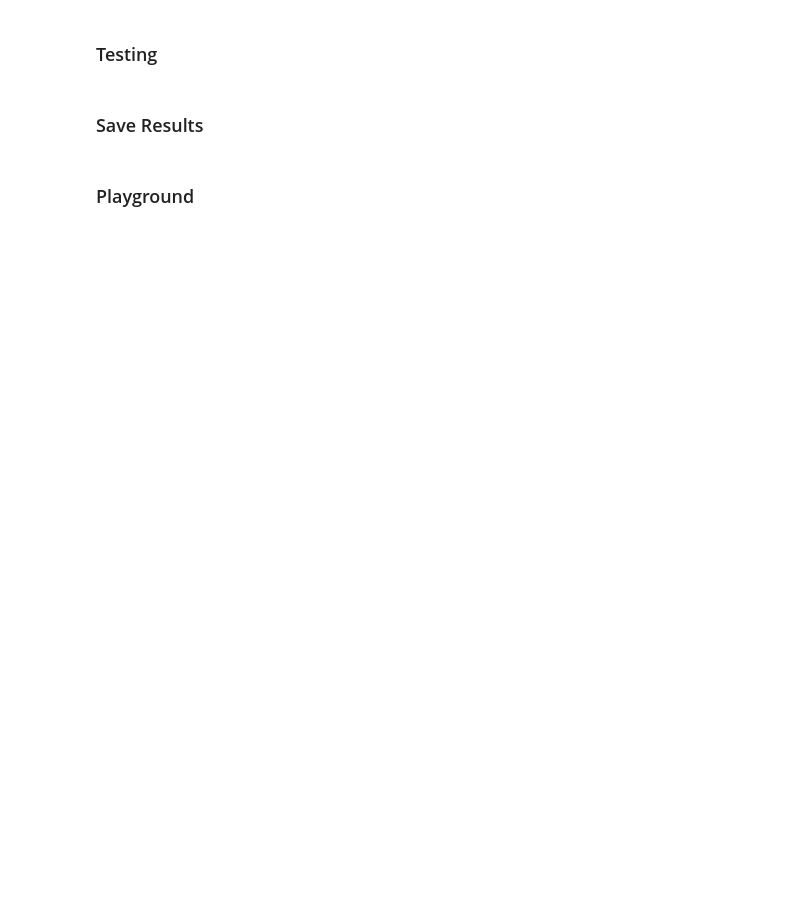
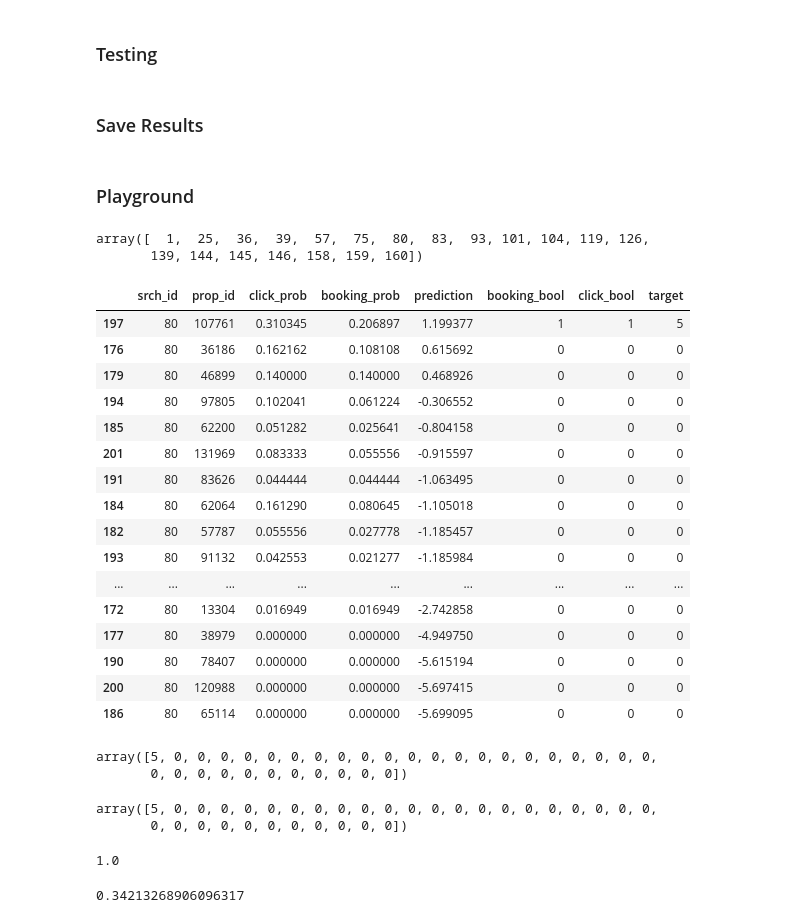
Before and after one commit to Jeniamakarchik/dmt_recom_sys, a Jupyter notebook: lambdaMART.ipynb, the cells around one changed output. Saved outputs shown, nothing was run; the diff lists cells and outputs as text; code cells hidden in the pictures; blank space fills up the shorter version.

```diff
--- a/lambdaMART.ipynb
+++ b/lambdaMART.ipynb
@@ -477,0 +536,4 @@ x | y
+# %%
+prediction = model.predict(X_val)
+val_df['prediction'] = prediction
+val_df = val_df.sort_values(by=['srch_id', 'prediction'], ascending=[True, False])
@@ -477,0 +542,25 @@ x | y
+# %%
+val_df['srch_id'].unique()[:20]
+# %% [output]
+array([  1,  25,  36,  39,  57,  75,  80,  83,  93, 101, 104, 119, 126,
+       139, 144, 145, 146, 158, 159, 160])
+# %%
+val_df[val_df['srch_id'] == 80][['srch_id', 'prop_id', 'click_prob', 'booking_prob', 'prediction', 'booking_bool', 'click_bool', 'target']]
+# %% [output]
+|  | srch_id | prop_id | click_prob | booking_prob | prediction | booking_bool | click_bool | target |
+| 197 | 80 | 107761 | 0.310345 | 0.206897 | 1.199377 | 1 | 1 | 5 |
+| 176 | 80 | 36186 | 0.162162 | 0.108108 | 0.615692 | 0 | 0 | 0 |
+| 179 | 80 | 46899 | 0.140000 | 0.140000 | 0.468926 | 0 | 0 | 0 |
+| 194 | 80 | 97805 | 0.102041 | 0.061224 | -0.306552 | 0 | 0 | 0 |
+| 185 | 80 | 62200 | 0.051282 | 0.025641 | -0.804158 | 0 | 0 | 0 |
+| 201 | 80 | 131969 | 0.083333 | 0.055556 | -0.915597 | 0 | 0 | 0 |
+| 191 | 80 | 83626 | 0.044444 | 0.044444 | -1.063495 | 0 | 0 | 0 |
+| 184 | 80 | 62064 | 0.161290 | 0.080645 | -1.105018 | 0 | 0 | 0 |
+| 182 | 80 | 57787 | 0.055556 | 0.027778 | -1.185457 | 0 | 0 | 0 |
+| 193 | 80 | 91132 | 0.042553 | 0.021277 | -1.185984 | 0 | 0 | 0 |
+| ... | ... | ... | ... | ... | ... | ... | ... | ... |
+| 172 | 80 | 13304 | 0.016949 | 0.016949 | -2.742858 | 0 | 0 | 0 |
+| 177 | 80 | 38979 | 0.000000 | 0.000000 | -4.949750 | 0 | 0 | 0 |
+| 190 | 80 | 78407 | 0.000000 | 0.000000 | -5.615194 | 0 | 0 | 0 |
+| 200 | 80 | 120988 | 0.000000 | 0.000000 | -5.697415 | 0 | 0 | 0 |
+| 186 | 80 | 65114 | 0.000000 | 0.000000 | -5.699095 | 0 | 0 | 0 |
@@ -477,0 +569,26 @@ x | y
+# %%
+predicted_ranking = val_df[val_df['srch_id'] == 80]['target'].values
+predicted_ranking
+# %% [output]
+array([5, 0, 0, 0, 0, 0, 0, 0, 0, 0, 0, 0, 0, 0, 0, 0, 0, 0, 0, 0, 0, 0,
+       0, 0, 0, 0, 0, 0, 0, 0, 0, 0, 0])
+# %%
+true_ranking = val_df[val_df['srch_id'] == 80]['target'].sort_values(ascending=False).values
+true_ranking
+# %% [output]
+array([5, 0, 0, 0, 0, 0, 0, 0, 0, 0, 0, 0, 0, 0, 0, 0, 0, 0, 0, 0, 0, 0,
+       0, 0, 0, 0, 0, 0, 0, 0, 0, 0, 0])
+# %%
+ndcg_score([true_ranking], [predicted_ranking], k=5)
+# %% [output]
+1.0
+# %%
+ndcgs = []
+for srch_id in val_df['srch_id'].unique():
+    predicted_ranking = val_df[val_df['srch_id'] == srch_id]['target'].values
+    true_ranking = val_df[val_df['srch_id'] == srch_id]['target'].sort_values(ascending=False).values
+    ndcgs.append(ndcg_score([true_ranking], [predicted_ranking], k=5))
+
+np.mean(ndcgs)
+# %% [output]
+0.34213268906096317
```
Also changed, not shown: parts of 14 cells of this notebook.
